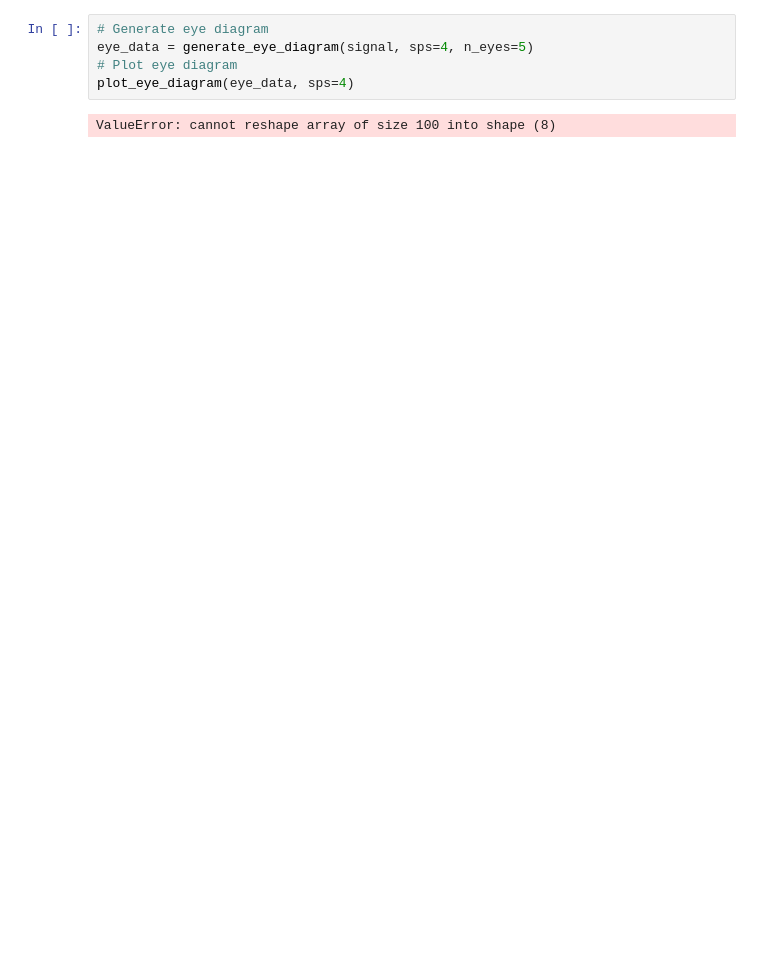
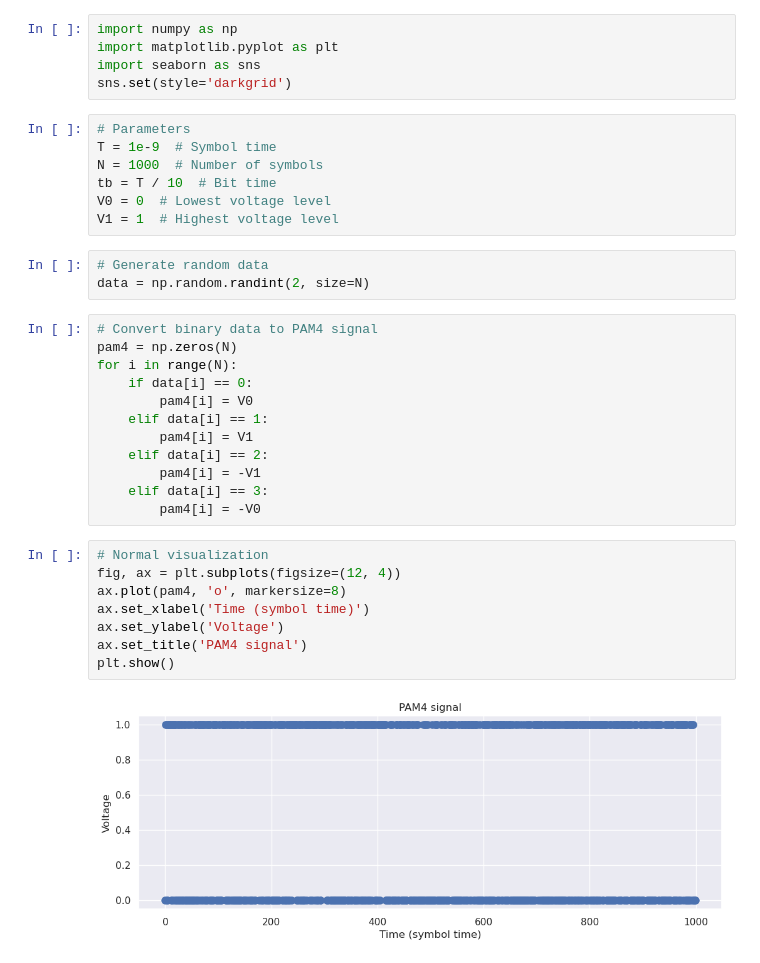
Before and after one commit to ngurahsurya584/16QAMxPAM4, a Jupyter notebook: eyepam.ipynb, the cells around one changed output. Drawn from its saved outputs; the diff is of its cells as text; blank space fills up the shorter version.

```diff
--- a/eyepam.ipynb
+++ b/eyepam.ipynb
@@ -51,7 +1,37 @@ plot_pam4_signal(signal)
-# %%
-# Generate eye diagram
-eye_data = generate_eye_diagram(signal, sps=4, n_eyes=5)
-# Plot eye diagram
-plot_eye_diagram(eye_data, sps=4)
-# %% [output]
-ValueError: cannot reshape array of size 100 into shape (8)
+# %%
+import numpy as np
+import matplotlib.pyplot as plt
+import seaborn as sns
+sns.set(style='darkgrid')
+# %%
+# Parameters
+T = 1e-9  # Symbol time
+N = 1000  # Number of symbols
+tb = T / 10  # Bit time
+V0 = 0  # Lowest voltage level
+V1 = 1  # Highest voltage level
+# %%
+# Generate random data
+data = np.random.randint(2, size=N)
+# %%
+# Convert binary data to PAM4 signal
+pam4 = np.zeros(N)
+for i in range(N):
+    if data[i] == 0:
+        pam4[i] = V0
+    elif data[i] == 1:
+        pam4[i] = V1
+    elif data[i] == 2:
+        pam4[i] = -V1
+    elif data[i] == 3:
+        pam4[i] = -V0
+# %%
+# Normal visualization
+fig, ax = plt.subplots(figsize=(12, 4))
+ax.plot(pam4, 'o', markersize=8)
+ax.set_xlabel('Time (symbol time)')
+ax.set_ylabel('Voltage')
+ax.set_title('PAM4 signal')
+plt.show()
+# %% [output]
+[figure, added]
```
Also changed, not shown: parts of 2 cells of this notebook.
